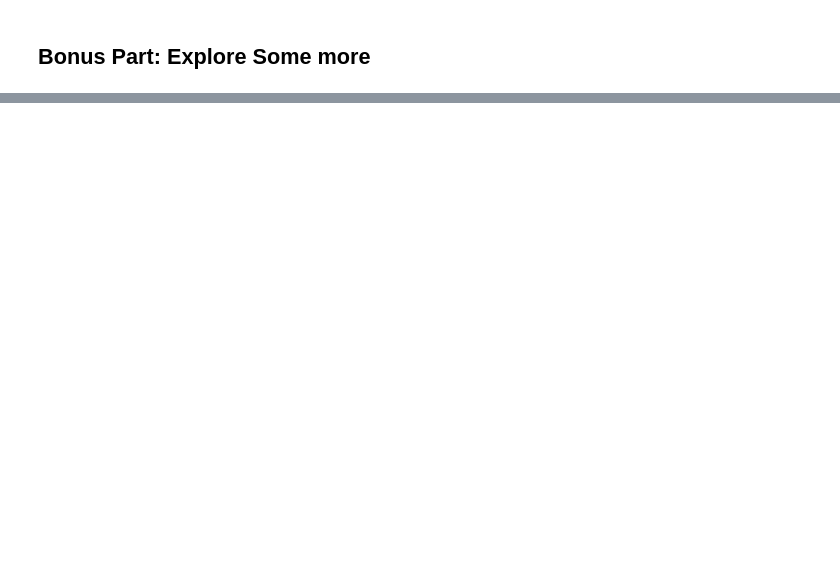
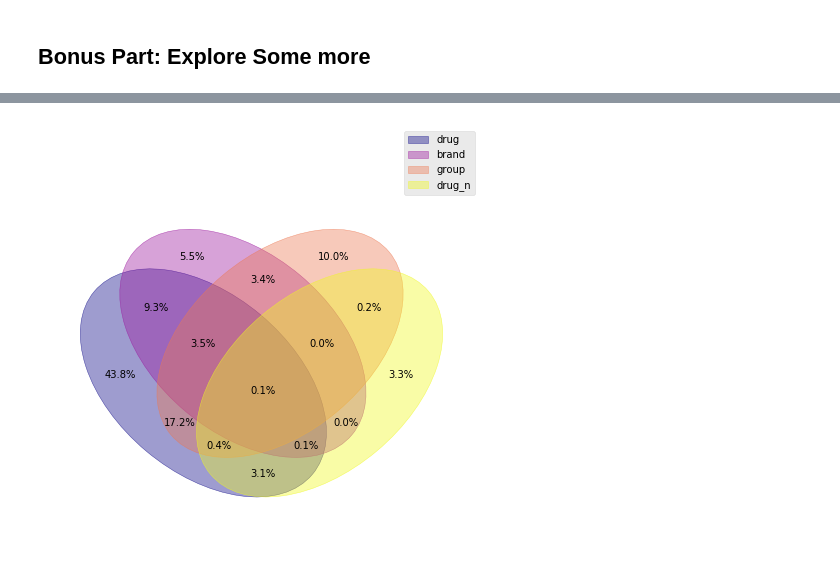
Before and after one commit to zarzouram/lt2316-h20-aa, a Jupyter notebook: run.ipynb, the cells around one changed output, grey strips where cells are left out. Saved outputs shown, nothing was run; the diff lists cells and outputs as text; code cells hidden in the pictures; blank space fills up the shorter version.

```diff
--- a/run.ipynb
+++ b/run.ipynb
@@ -50,0 +150,4 @@ train_X, val_X, test_X = check_output(extract_features(
+# %%
+dataset.plot_ner_cooccurence_venndiagram()
+# %% [output]
+[figure, added]
```
Also changed, not shown: parts of 18 cells of this notebook, 9 other files.
